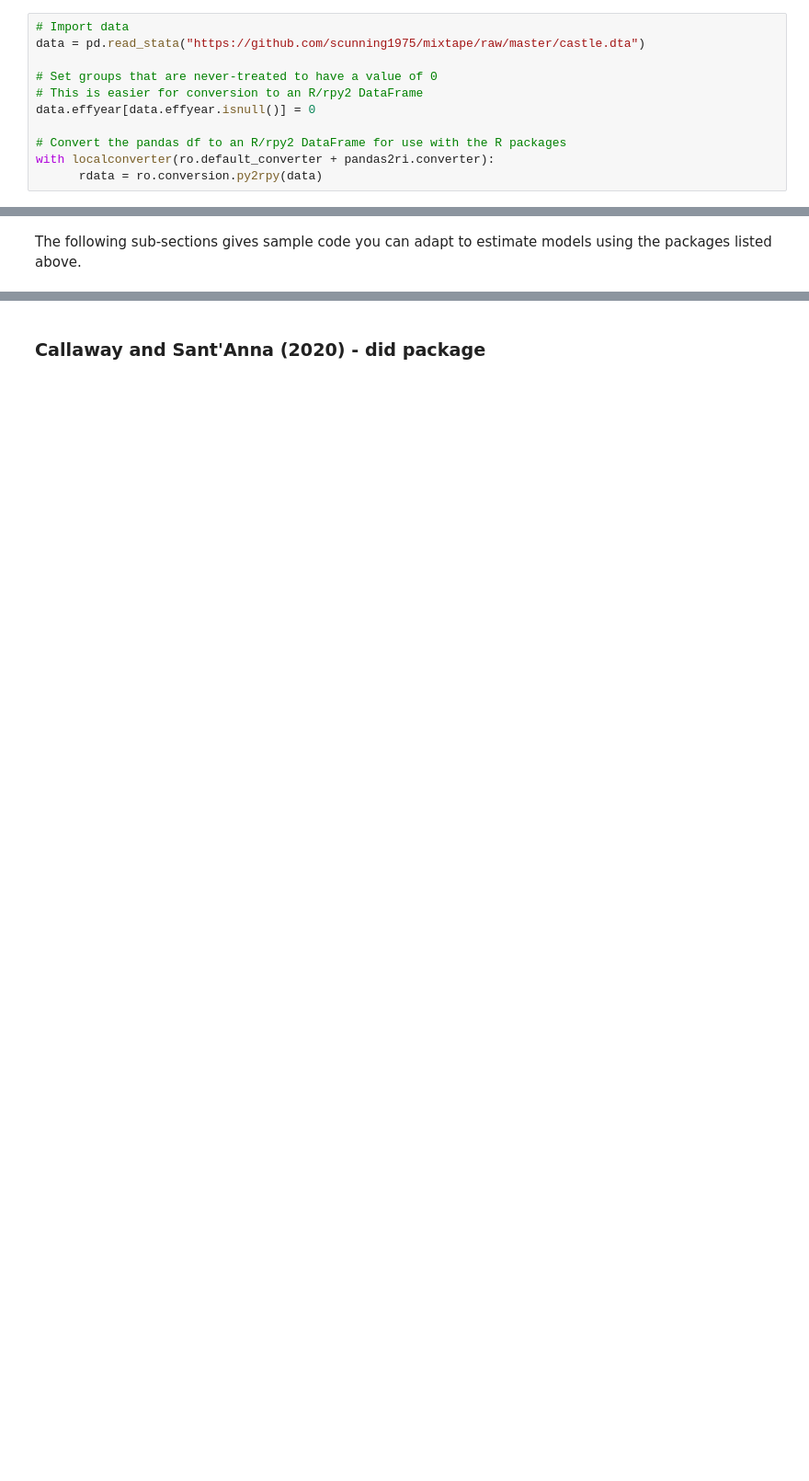
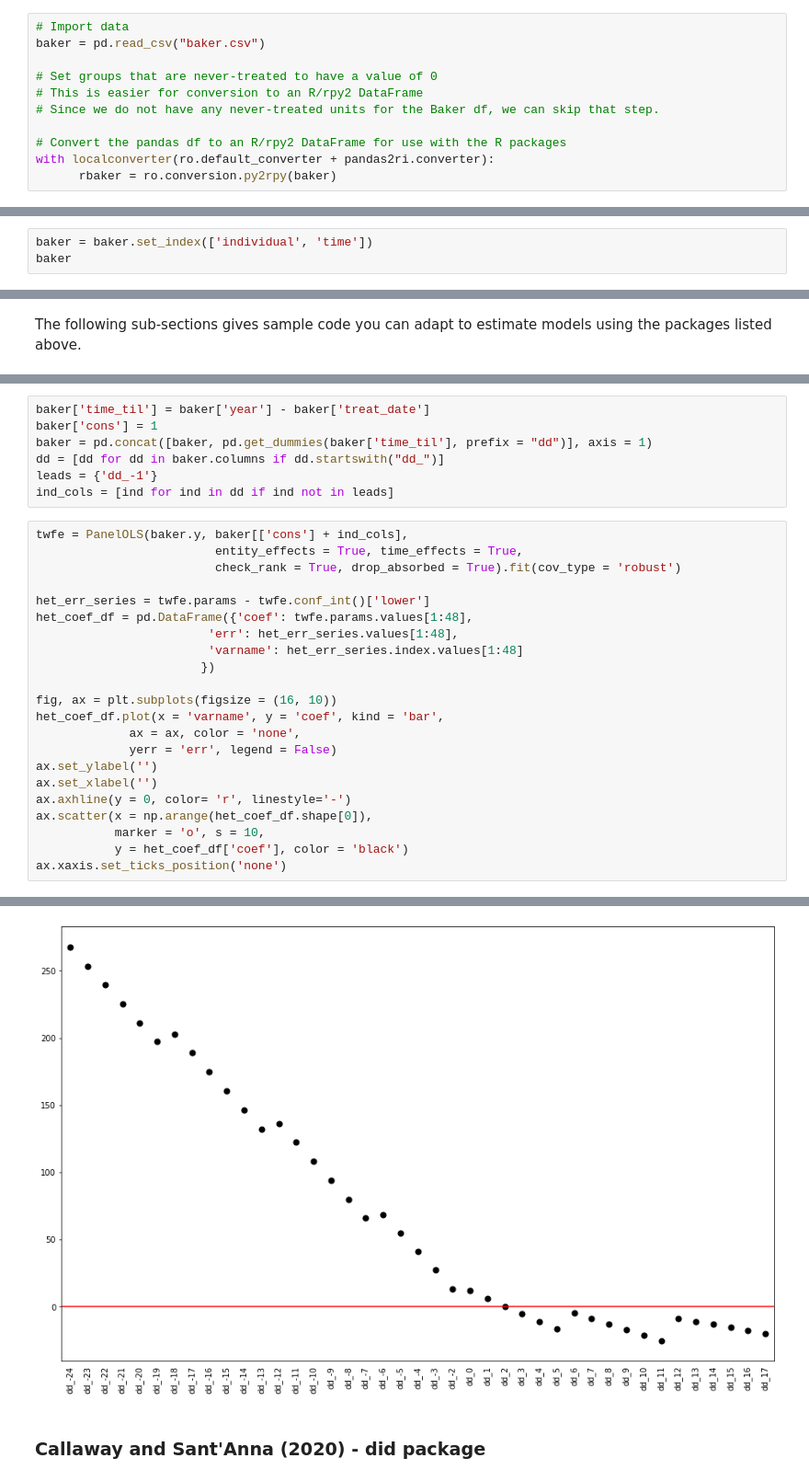
Before and after one commit to causalinfpython/advanced-did, a Jupyter notebook: DIDestimators.ipynb, the cells around one changed output, grey strips where cells are left out. Shown at 92% size. Cells and saved outputs as stored; diff of their text form; blank space fills up the shorter version.

Commit message:
Updated dataset from Castle to Baker.
Uses CS, Sun and Abraham, and TWFE estimators.

```diff
--- a/DIDestimators.ipynb
+++ b/DIDestimators.ipynb
@@ -55,11 +57,11 @@ broom = rpackages.importr('broom')
 # %%
 # Import data
-data = pd.read_stata("https://github.com/scunning1975/mixtape/raw/master/castle.dta")
+baker = pd.read_csv("baker.csv")
 
 # Set groups that are never-treated to have a value of 0
 # This is easier for conversion to an R/rpy2 DataFrame
-data.effyear[data.effyear.isnull()] = 0
+# Since we do not have any never-treated units for the Baker df, we can skip that step.
 
 # Convert the pandas df to an R/rpy2 DataFrame for use with the R packages
 with localconverter(ro.default_converter + pandas2ri.converter):
-      rdata = ro.conversion.py2rpy(data)
+      rbaker = ro.conversion.py2rpy(baker)
@@ -70,0 +68,3 @@ See the caveats in the documentation: https://pandas.pydata.org/pandas-docs/stab
+# %%
+baker = baker.set_index(['individual', 'time'])
+baker
@@ -172,0 +111,30 @@ The following sub-sections gives sample code you can adapt to estimate models us
+# %%
+baker['time_til'] = baker['year'] - baker['treat_date']
+baker['cons'] = 1
+baker = pd.concat([baker, pd.get_dummies(baker['time_til'], prefix = "dd")], axis = 1)
+dd = [dd for dd in baker.columns if dd.startswith("dd_")]
+leads = {'dd_-1'}
+ind_cols = [ind for ind in dd if ind not in leads]
+# %%
+twfe = PanelOLS(baker.y, baker[['cons'] + ind_cols],
+                         entity_effects = True, time_effects = True,
+                         check_rank = True, drop_absorbed = True).fit(cov_type = 'robust')
+
+het_err_series = twfe.params - twfe.conf_int()['lower']
+het_coef_df = pd.DataFrame({'coef': twfe.params.values[1:48],
+                        'err': het_err_series.values[1:48],
+                        'varname': het_err_series.index.values[1:48]
+                       })
+
+fig, ax = plt.subplots(figsize = (16, 10))
+het_coef_df.plot(x = 'varname', y = 'coef', kind = 'bar',
+             ax = ax, color = 'none',
+             yerr = 'err', legend = False)
+ax.set_ylabel('')
+ax.set_xlabel('')
+ax.axhline(y = 0, color= 'r', linestyle='-')
+ax.scatter(x = np.arange(het_coef_df.shape[0]),
+           marker = 'o', s = 10,
+           y = het_coef_df['coef'], color = 'black')
+ax.xaxis.set_ticks_position('none')
+# %% [output]
@@ -173,3 +146,4 @@ The following sub-sections gives sample code you can adapt to estimate models us
+[figure, added]
 # %% [markdown]
 ### Callaway and Sant'Anna (2020) - did package
 # %%
```
Also changed, not shown: parts of 18 cells of this notebook.
